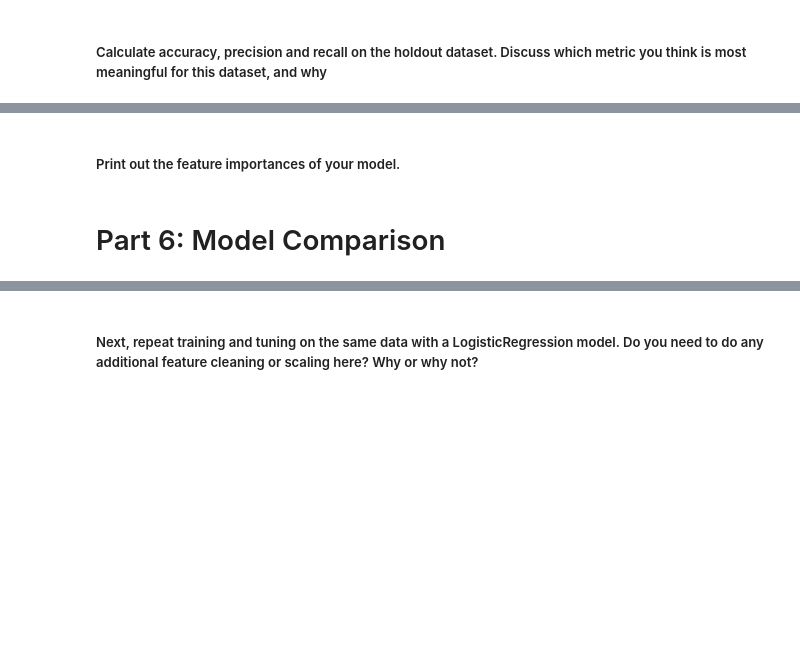
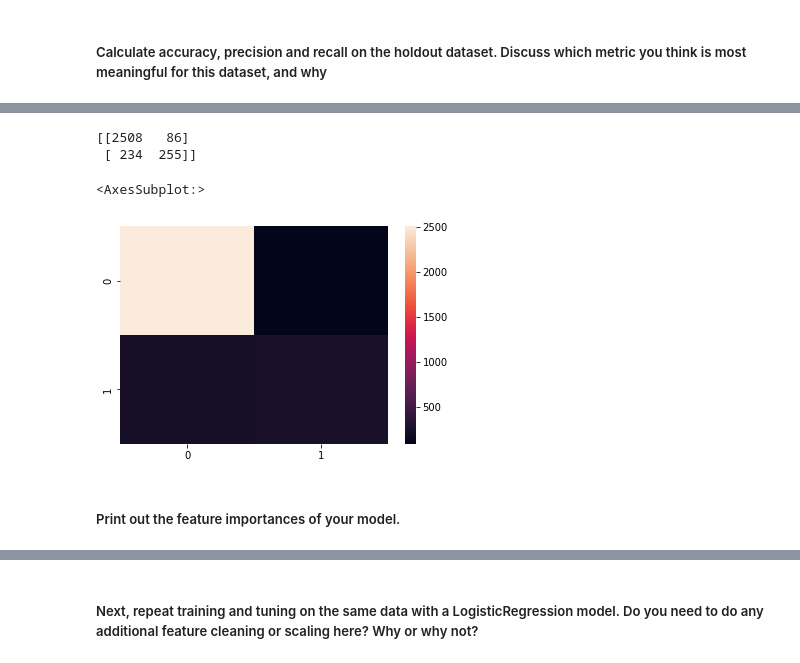
Before and after one commit to samodle/Learning-Machine-Learning, a Jupyter notebook: RandomForrestClassifiers/Project 1.ipynb, the cells around one changed output, grey strips where cells are left out. Saved outputs shown, nothing was run; the diff lists cells and outputs as text; code cells hidden in the pictures; blank space fills up the shorter version.

```diff
--- a/RandomForrestClassifiers/Project 1.ipynb
+++ b/RandomForrestClassifiers/Project 1.ipynb
@@ -480,0 +518,22 @@ RandomForestClassifier(class_weight='balanced')
+# %%
+print('~ Training ~')
+# Create the model with optimal hyperparameters
+model2 = RandomForestClassifier(n_estimators=500, bootstrap = True, class_weight='balanced', max_features = 'auto', criterion='entropy', max_depth=16)
+# Fit on training data
+model2.fit(X_features, X_labels)
+
+# Training predictions
+x_pred= model2.predict(X_features)
+print("Accuracy:",metrics.accuracy_score(X_labels, x_pred))
+print("Precision:",metrics.precision_score(X_labels, x_pred))
+print("Recall:",metrics.recall_score(X_labels, x_pred))
+
+
+print('\n')
+print('~ Holdout ~')
+
+# Training predictions
+y_pred= model.predict(y_features)
+print("Accuracy:",metrics.accuracy_score(y_labels, y_pred))
+print("Precision:",metrics.precision_score(y_labels, y_pred))
+print("Recall:",metrics.recall_score(y_labels, y_pred))
@@ -481,4 +563,16 @@ RandomForestClassifier(class_weight='balanced')
+# %%
+from sklearn.metrics import confusion_matrix
+
+conf_mat = confusion_matrix(y_labels, y_pred)
+print(conf_mat)
+
+# Visualize it as a heatmap
+seaborn.heatmap(conf_mat)
+#plt.show()
+# %% [output]
+[[2508   86]
+ [ 234  255]]
+<AxesSubplot:>
+[figure, added]
 # %% [markdown]
 ##### Print out the feature importances of your model.
-# %% [markdown]
-# Part 6: Model Comparison
```
Also changed, not shown: parts of 16 cells of this notebook.
